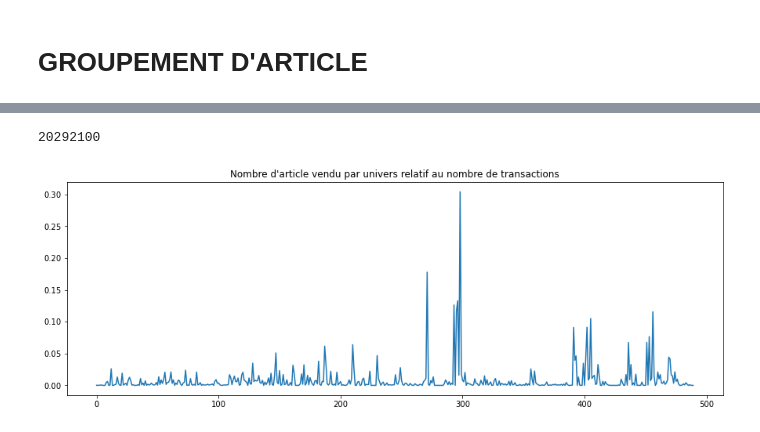
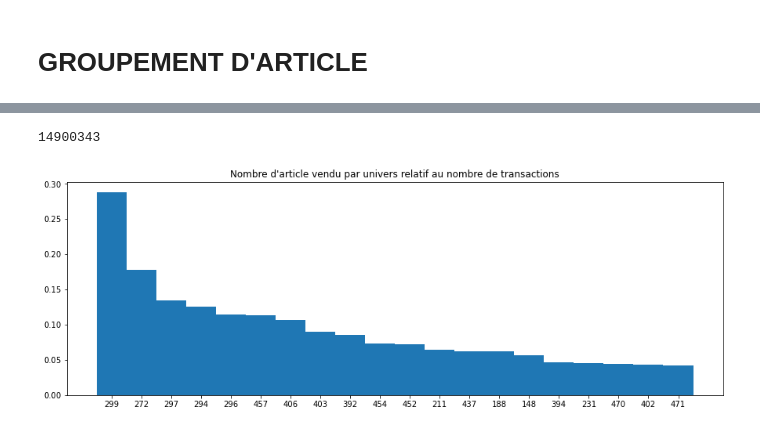
Before and after one commit to BlueTorche/STAGE-Wavenet-DelitraiteurBI, a Jupyter notebook: Usecase 3 - Panier Article.ipynb, the cells around one changed output, grey strips where cells are left out. Cells and saved outputs as stored; diff of their text form; code cells hidden in the pictures.

```diff
--- a/Usecase 3 - Panier Article.ipynb
+++ b/Usecase 3 - Panier Article.ipynb
@@ -127,0 +168,17 @@ AND [Article_meti_HIST.Univers.KEY] != 388
+# %%
+univers_correspondance = {}
+deleted = set()
+for item in df_univers.values:
+    if item[0] in deleted:
+        continue
+    for cor in df_univers.values:
+        if item[0] != cor[0]:
+            if (
+                item[1] == cor[1] and
+                (item[2] == cor[2] or Univers_Depth < 2) and
+                (item[3] == cor[3] or Univers_Depth < 3) and
+                (item[4] == cor[4] or Univers_Depth < 4)
+            ):
+                univers_correspondance[cor[0]] = item[0]
+                deleted.add(cor[0])
+print(univers_correspondance)
@@ -151,24 +213,35 @@ print(transactions[:20])
 # %%
-univ_max = max(df_art_ticket[TABLE_ARTICLE + "."+TABLE_UNIVERS+".KEY"])
-rec_article = [0 for _ in range(univ_max)]
+rec_article = {}
 N = len(transactions)
-for art in df_art_ticket[TABLE_ARTICLE + "."+TABLE_UNIVERS+".KEY"]:
-    rec_article[art-1]+=1
-for i in range(univ_max):
-    rec_article[i]/= N
+
+for t in transactions:
+    for art in t:
+        if not str(art) in rec_article.keys():
+            rec_article[str(art)] = 0
+        rec_article[str(art)]+=1
+
+for k in rec_article.keys():
+    rec_article[k]/= N
 print(N)
 # %% [output]
-20292100
+14900343
 # %%
 fig = plt.figure(figsize=(15, 5))
-plt.plot(rec_article)
+
+rec_article = {k: v for k, v in sorted(rec_article.items(), key=lambda item: item[1], reverse = True)}
+
+nbr_univ = len(rec_article.keys())
+
+plt.bar(list(rec_article.keys())[:min(20, nbr_univ)]
+            ,list(rec_article.values())[:min(20, nbr_univ)],1)
+
 plt.title("Nombre d'article vendu par univers relatif au nombre de transactions")
 
 if save_fig:
-    plt.savefig(save_folder+"/Proportion-Article.jpg")
+    plt.savefig(save_folder+"/"+str(Univers_Depth)+"_Proportion-Article.jpg")
 plt.show()
 # %% [output]
-[figure, old version]
+[figure, new version]
 # %%
 if do_analysis:
     data_rules = {}
```
Also changed, not shown: parts of 13 cells of this notebook, 2 other files.
